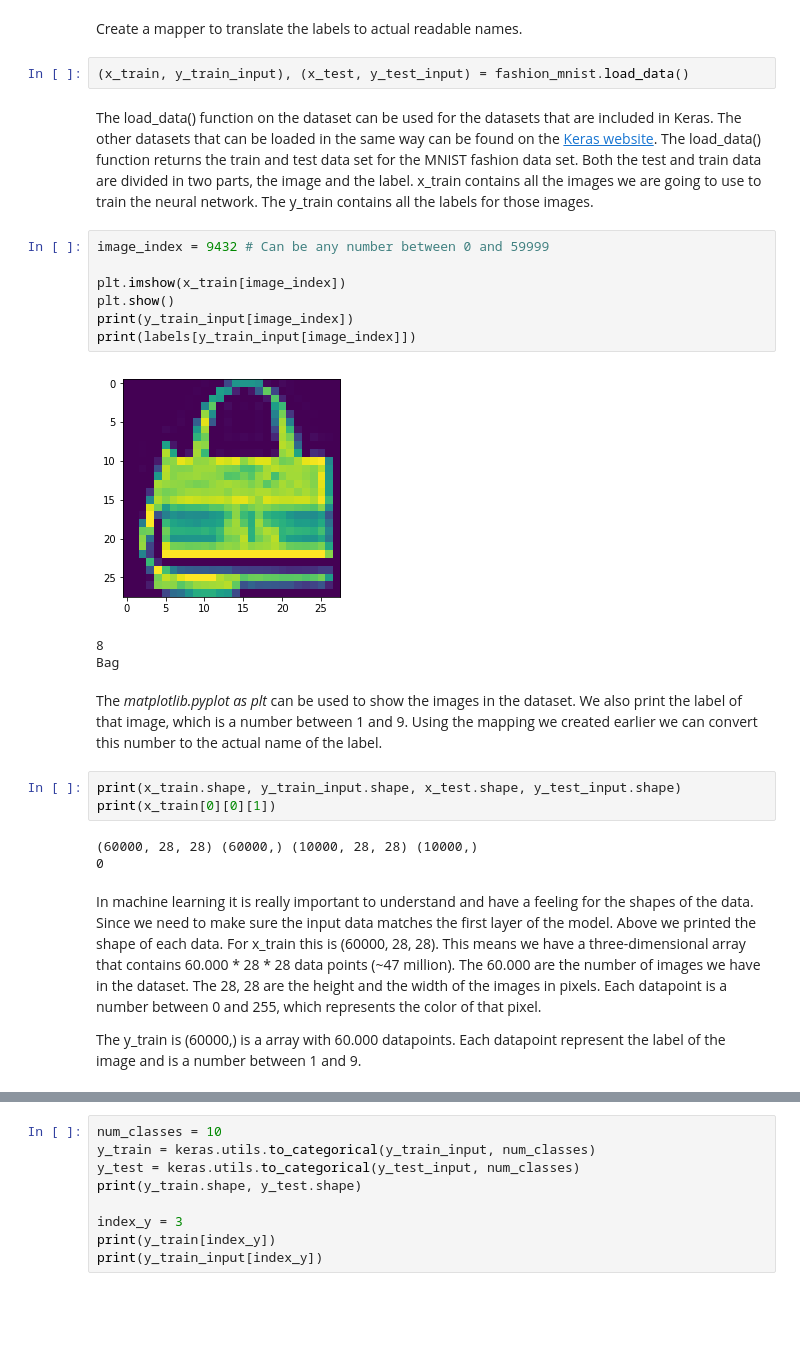
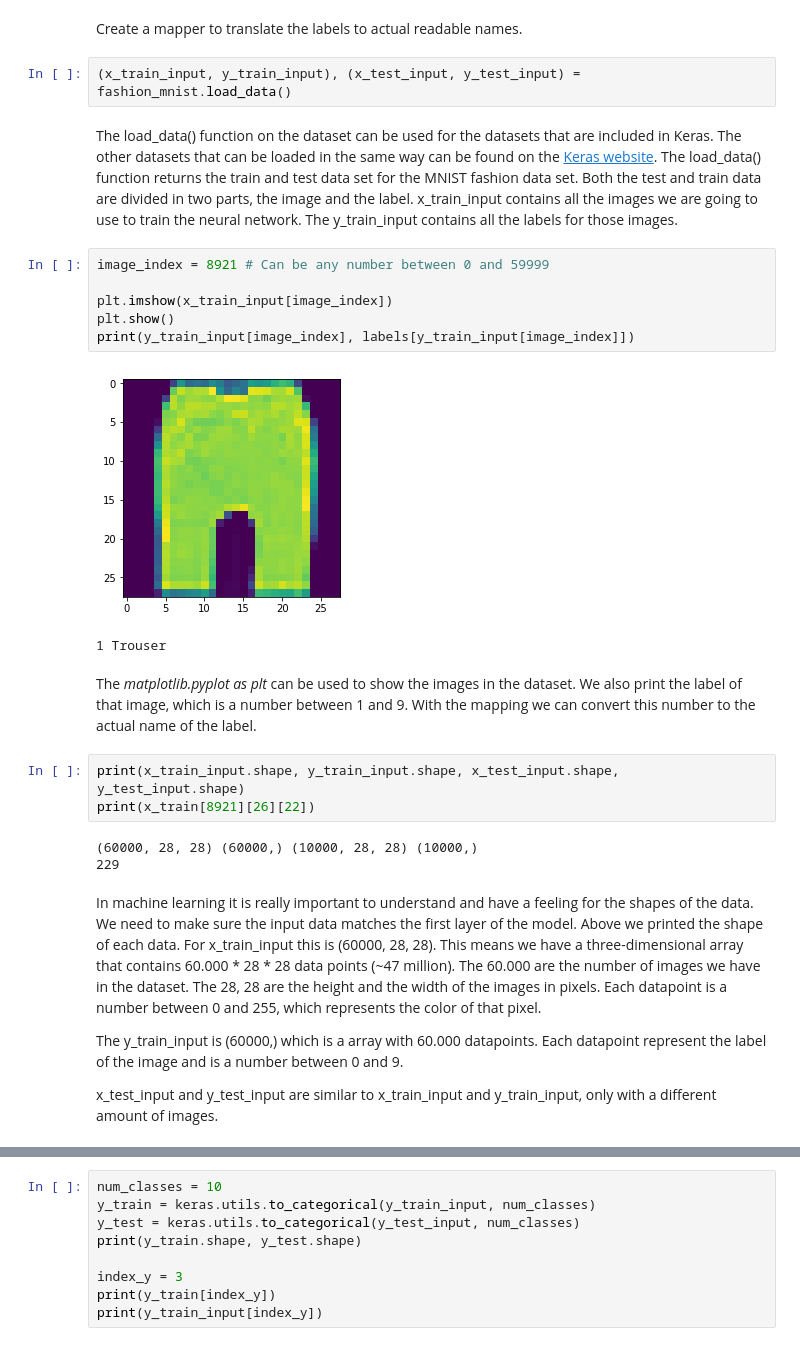
Before and after one commit to Barttje/summercourse-ml, a Jupyter notebook: neural_network_1.ipynb, the cells around one changed output, grey strips where cells are left out. Saved outputs shown, nothing was run; the diff lists cells and outputs as text; blank space fills up the shorter version.

```diff
--- a/neural_network_1.ipynb
+++ b/neural_network_1.ipynb
@@ -37,33 +40,33 @@ Pullover
 Create a mapper to translate the labels to actual readable names.
 # %%
-(x_train, y_train_input), (x_test, y_test_input) = fashion_mnist.load_data()
+(x_train_input, y_train_input), (x_test_input, y_test_input) = fashion_mnist.load_data()
 # %% [markdown]
 The load_data() function on the dataset can be used for the datasets that are included in Keras. The other datasets that can be loaded in the same way can be found on the [Keras website](https://keras.io/datasets/).
-The load_data() function returns the train and test data set for the MNIST fashion data set. Both the test and train data are divided in two parts, the image and the label. x_train contains all the images we are going to use to train the neural network. The y_train contains all the labels for those images.
+The load_data() function returns the train and test data set for the MNIST fashion data set. Both the test and train data are divided in two parts, the image and the label. x_train_input contains all the images we are going to use to train the neural network. The y_train_input contains all the labels for those images.
 # %%
-image_index = 9432 # Can be any number between 0 and 59999
+image_index = 8921 # Can be any number between 0 and 59999
 
-plt.imshow(x_train[image_index])
+plt.imshow(x_train_input[image_index])
 plt.show()
-print(y_train_input[image_index])
-print(labels[y_train_input[image_index]])
+print(y_train_input[image_index], labels[y_train_input[image_index]])
 # %% [output]
-[figure, old version]
+[figure, new version]
-8
-Bag
+1 Trouser
 # %% [markdown]
 The *matplotlib.pyplot as plt* can be used to show the images in the dataset.
-We also print the label of that image, which is a number between 1 and 9. Using the mapping we created earlier we can convert this number to the actual name of the label.
+We also print the label of that image, which is a number between 1 and 9. With the mapping we can convert this number to the actual name of the label.
 # %%
-print(x_train.shape, y_train_input.shape, x_test.shape, y_test_input.shape)
-print(x_train[0][0][1])
+print(x_train_input.shape, y_train_input.shape, x_test_input.shape, y_test_input.shape)
+print(x_train[8921][26][22])
 # %% [output]
 (60000, 28, 28) (60000,) (10000, 28, 28) (10000,)
-0
+229
 # %% [markdown]
 In machine learning it is really important to understand and have a feeling for the shapes of the data.
-Since we need to make sure the input data matches the first layer of the model.  Above we printed the shape of each data. For x_train this is (60000, 28, 28). This means we have a three-dimensional array that contains 60.000 * 28 * 28 data points (~47 million). The 60.000 are the number of images we have in the dataset. The 28, 28 are the height and the width of the images in pixels. Each datapoint is a number between 0 and 255, which represents the color of that pixel.
+ We need to make sure the input data matches the first layer of the model.  Above we printed the shape of each data. For x_train_input this is (60000, 28, 28). This means we have a three-dimensional array that contains 60.000 * 28 * 28 data points (~47 million). The 60.000 are the number of images we have in the dataset. The 28, 28 are the height and the width of the images in pixels. Each datapoint is a number between 0 and 255, which represents the color of that pixel.
 
-The y_train is (60000,)  is a array with 60.000 datapoints. Each datapoint represent the label of the image and is a number between 1 and 9.
+The y_train_input is (60000,) which is a array with 60.000 datapoints. Each datapoint represent the label of the image and is a number between 0 and 9.
+
+x_test_input and y_test_input are similar to x_train_input and y_train_input, only with a different amount of images.
 # %%
 image_size = 28*28
```
Also changed, not shown: parts of 9 cells of this notebook.
